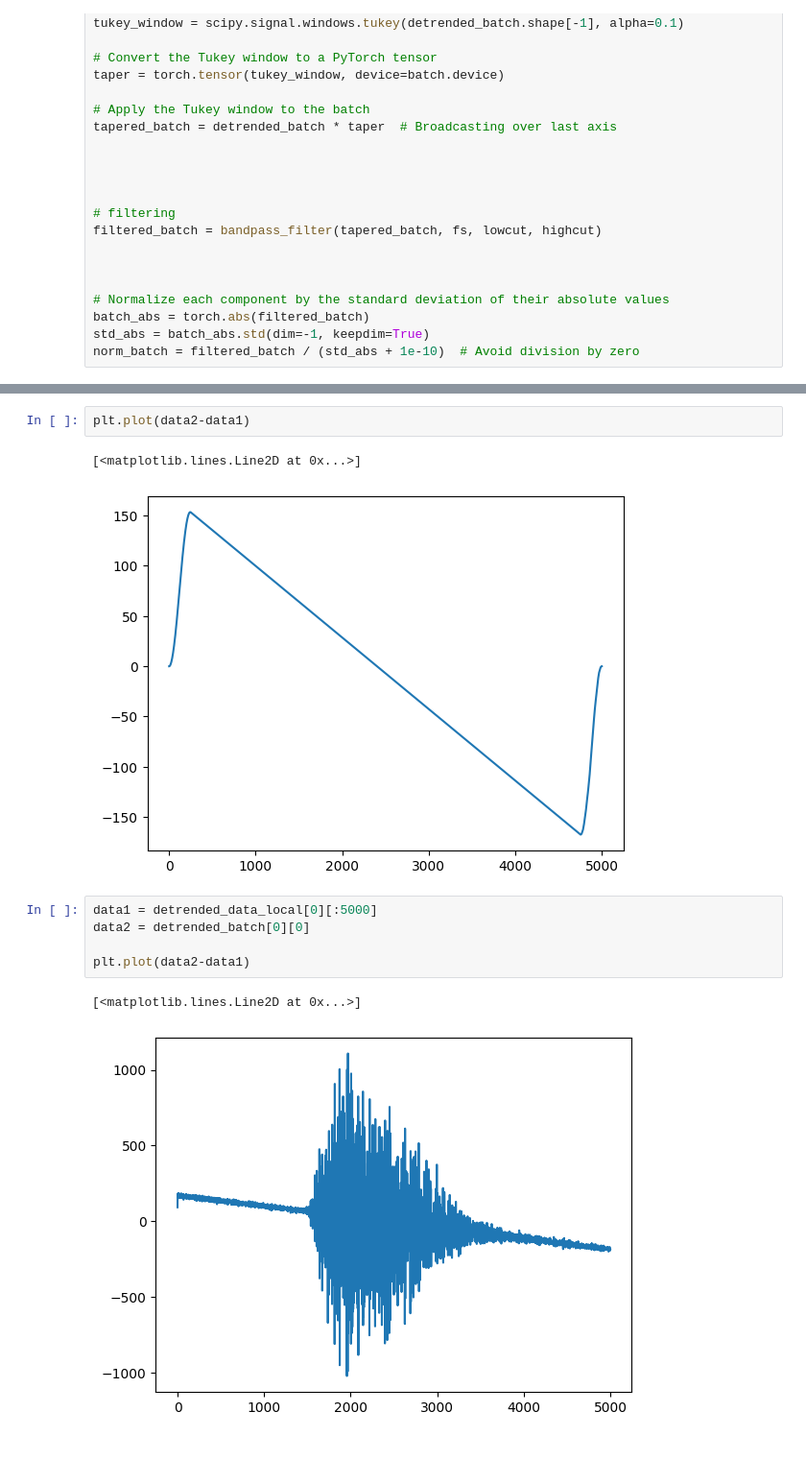
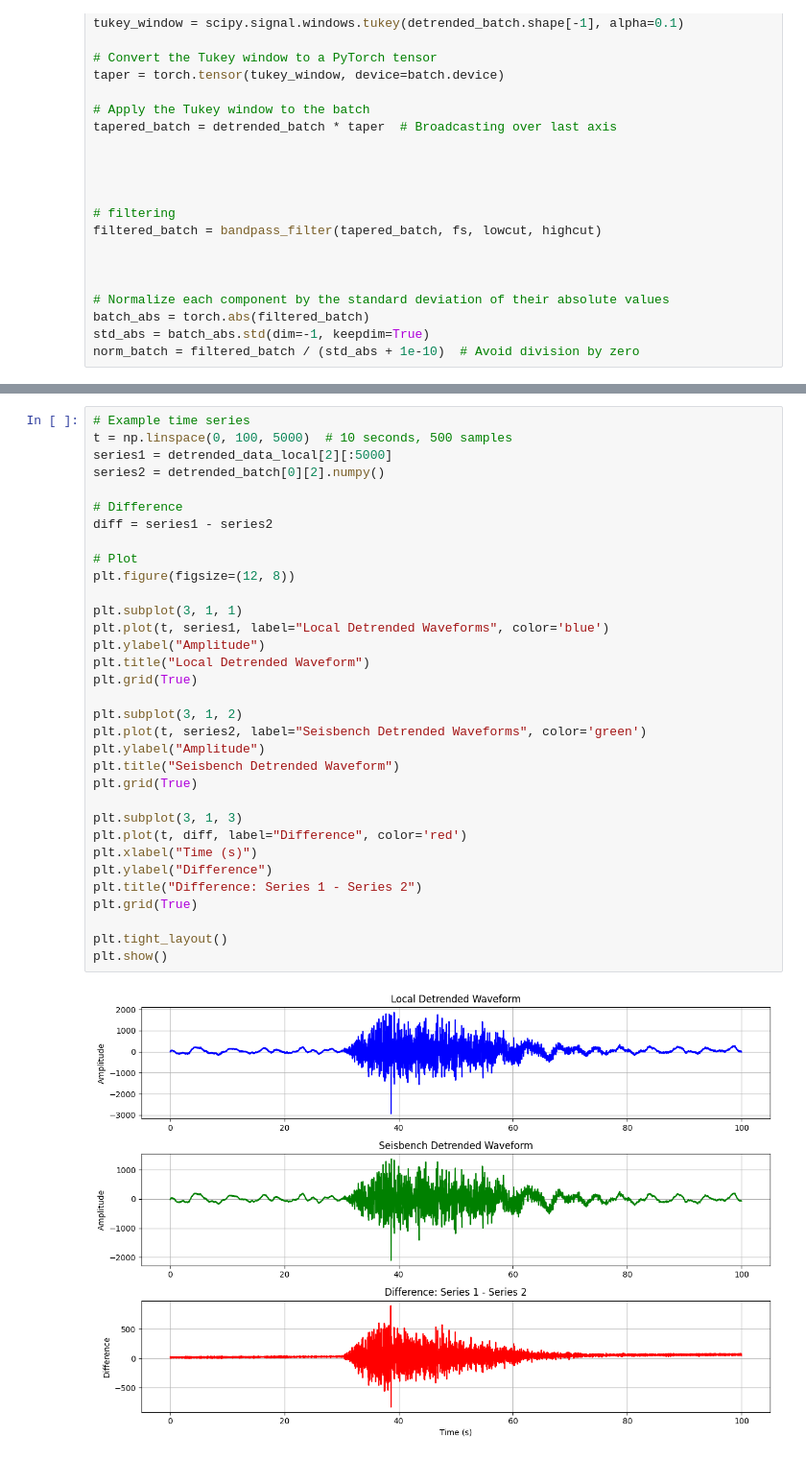
Before and after one commit to Akashkharita/PNW_Seismic_Event_Classification, a Jupyter notebook: deep_learning/comparing_with_seisbench.ipynb, the cells around one changed output, grey strips where cells are left out. Shown at 96% size. Cells and saved outputs as stored; diff of their text form.

```diff
--- a/deep_learning/comparing_with_seisbench.ipynb
+++ b/deep_learning/comparing_with_seisbench.ipynb
@@ -668,13 +655,35 @@ plt.plot(data1)
-# %%
-plt.plot(data2-data1)
-# %% [output]
-[<matplotlib.lines.Line2D at 0x...>]
-[figure, removed]
-# %%
-data1 = detrended_data_local[0][:5000]
-data2 = detrended_batch[0][0]
-
-plt.plot(data2-data1)
-# %% [output]
-[<matplotlib.lines.Line2D at 0x...>]
-[figure, removed]
+# %%
+# Example time series
+t = np.linspace(0, 100, 5000)  # 10 seconds, 500 samples
+series1 = detrended_data_local[2][:5000]
+series2 = detrended_batch[0][2].numpy()
+
+# Difference
+diff = series1 - series2
+
+# Plot
+plt.figure(figsize=(12, 8))
+
+plt.subplot(3, 1, 1)
+plt.plot(t, series1, label="Local Detrended Waveforms", color='blue')
+plt.ylabel("Amplitude")
+plt.title("Local Detrended Waveform")
+plt.grid(True)
+
+plt.subplot(3, 1, 2)
+plt.plot(t, series2, label="Seisbench Detrended Waveforms", color='green')
+plt.ylabel("Amplitude")
+plt.title("Seisbench Detrended Waveform")
+plt.grid(True)
+
+plt.subplot(3, 1, 3)
+plt.plot(t, diff, label="Difference", color='red')
+plt.xlabel("Time (s)")
+plt.ylabel("Difference")
+plt.title("Difference: Series 1 - Series 2")
+plt.grid(True)
+
+plt.tight_layout()
+plt.show()
+# %% [output]
+[figure, added]
```
Also changed, not shown: parts of 8 cells of this notebook.
